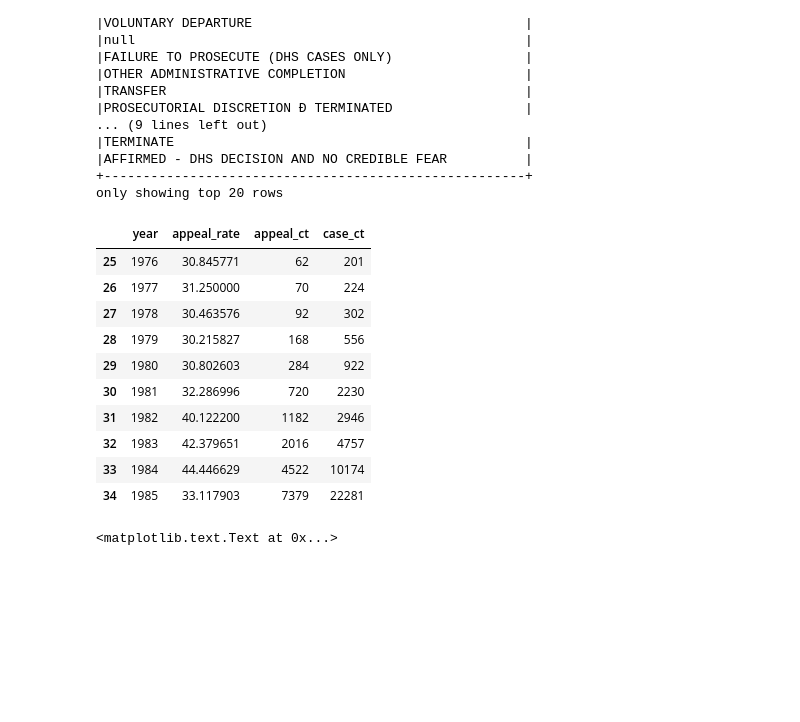
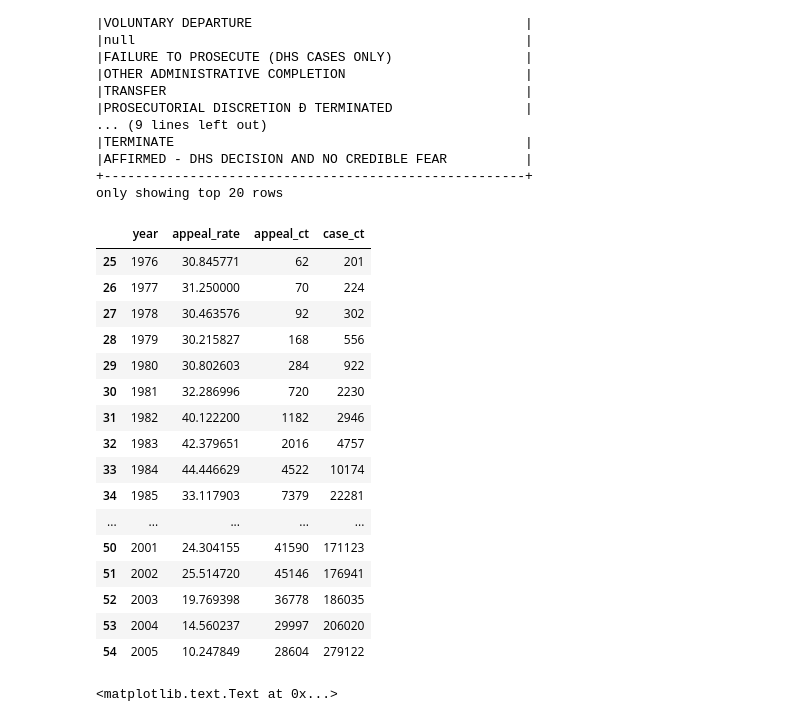
Before and after one commit to colinandrus/ml_course_project, a Jupyter notebook: notebooks/Appeal_population_analysis.ipynb, the cells around one changed output. Cells and saved outputs as stored; diff of their text form; code cells hidden in the pictures; blank space fills up the shorter version.

Commit message:
Adding country by year analysis

```diff
--- a/notebooks/Appeal_population_analysis.ipynb
+++ b/notebooks/Appeal_population_analysis.ipynb
@@ -260,21 +298,27 @@ df_pd_appeals_by_year = appeal_proportion_by_year.toPandas()
 # %%
 df_pd_appeals_by_year.dropna(inplace=True)
 df_pd_appeals_by_year.year = df_pd_appeals_by_year.year.astype(float)
 df_pd_appeals_by_year.year = df_pd_appeals_by_year.year.astype(int)
 df_pd_appeals_by_year = df_pd_appeals_by_year.query('year>1975')
-df_pd_appeals_by_year.head(10)
+df_pd_appeals_by_year.head(30)
 # %% [output]
 |  | year | appeal_rate | appeal_ct | case_ct |
 | 25 | 1976 | 30.845771 | 62 | 201 |
 | 26 | 1977 | 31.250000 | 70 | 224 |
 | 27 | 1978 | 30.463576 | 92 | 302 |
 | 28 | 1979 | 30.215827 | 168 | 556 |
 | 29 | 1980 | 30.802603 | 284 | 922 |
 | 30 | 1981 | 32.286996 | 720 | 2230 |
 | 31 | 1982 | 40.122200 | 1182 | 2946 |
 | 32 | 1983 | 42.379651 | 2016 | 4757 |
 | 33 | 1984 | 44.446629 | 4522 | 10174 |
 | 34 | 1985 | 33.117903 | 7379 | 22281 |
+| ... | ... | ... | ... | ... |
+| 50 | 2001 | 24.304155 | 41590 | 171123 |
+| 51 | 2002 | 25.514720 | 45146 | 176941 |
+| 52 | 2003 | 19.769398 | 36778 | 186035 |
+| 53 | 2004 | 14.560237 | 29997 | 206020 |
+| 54 | 2005 | 10.247849 | 28604 | 279122 |
 # %%
 
 plt.figure()
```
Also changed, not shown: parts of 11 cells of this notebook.
